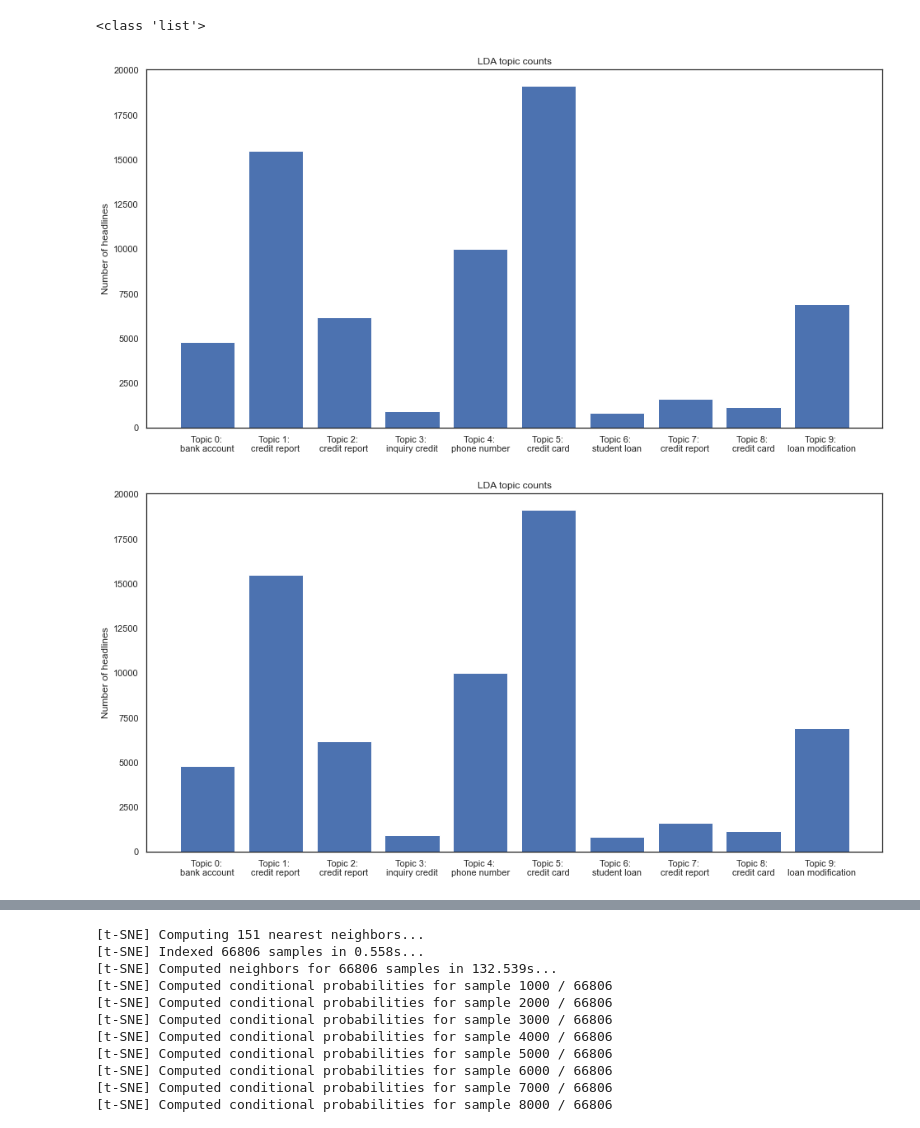
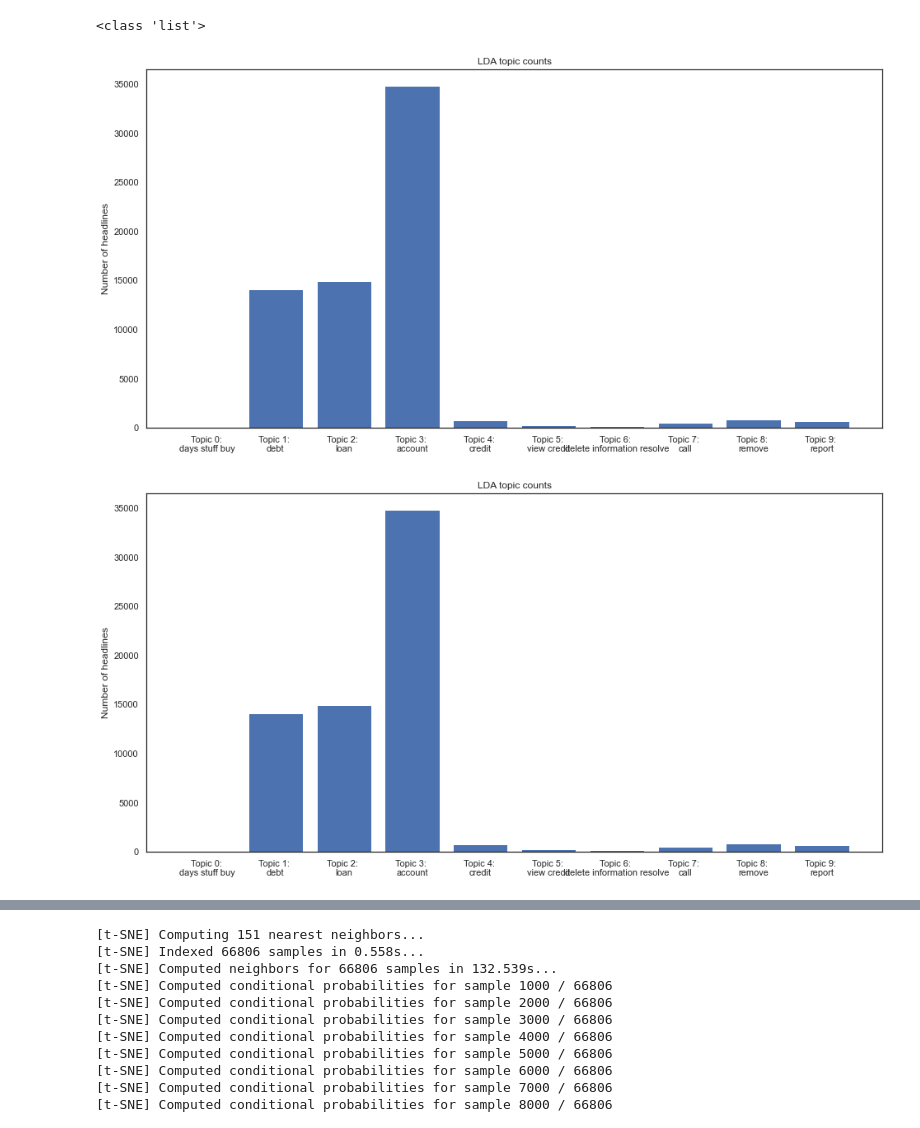
Before and after one commit to Mikehade/Text_Semantic_Analysis, a Jupyter notebook: Text_Sentiment_Analysis.ipynb, the cells around one changed output, grey strips where cells are left out. Cells and saved outputs as stored; diff of their text form; code cells hidden in the pictures.

```diff
--- a/Text_Sentiment_Analysis.ipynb
+++ b/Text_Sentiment_Analysis.ipynb
@@ -554,7 +658,7 @@ print(lsa_keys)
 n = 5
 for i in range(n):
 
-    top_n_words = get_top_n_words(i+1, lsa_keys, matrixTFIDF, tfidf_v)
+    top_n_words = get_top_n_words(i+1, lsa_keys, matrix_vect, vect)
     labels = ['Topic {}: \n'.format(i) + top_n_words[i] for i in lsa_categories]
 
     fig, ax = plt.subplots(figsize=(16,8))
@@ -609,7 +713,7 @@ colormap = np.array([
     "#c7c7c7", "#bcbd22", "#dbdb8d", "#17becf", "#9edae5" ])
 colormap = colormap[:n_topics]
 # %%
-top_n_words_lsa = get_top_n_words(i, lsa_keys, matrixTFIDF, tfidf_v)
+top_n_words_lsa = get_top_n_words(i, lsa_keys, matrix_vect, vect)
 lsa_mean_topic_vectors = get_mean_topic_vectors(lsa_keys, tsne_lsa_vectors)
 
 plot = figure(title="t-SNE Clustering of {} LSA Topics".format(n_topics), plot_width=700, plot_height=700)
@@ -630,6 +734,6 @@ print(matrixTFIDF.shape)
 # %%
 lda_model = LatentDirichletAllocation(n_components=n_topics, learning_method='online', random_state=42,  max_iter=1)
-lda_top = lda_model.fit_transform(matrixTFIDF)
+lda_top = lda_model.fit_transform(matrix_vect)
 # %%
 for i,topic in enumerate(lda_top[0]):
     print("Topic ",i,": ",topic*100,"%")
@@ -659,7 +808,7 @@ Topic  9 :  2.7546054267516116 %
 
 Note: it was  observed that using 1-gram and bigram, there was slight difference in topics
 # %%
-vocab = tfidf_v.get_feature_names()
+vocab = vect.get_feature_names()
 for i, comp in enumerate(lda_model.components_):
     vocab_comp = zip(vocab, comp)
     sorted_words = sorted(vocab_comp, key= lambda x:x[1], reverse=True)[:10]
@@ -703,16 +852,16 @@ print(type(lda_keys))
 # %%
 
 for j in range(5):
-    top_n_words = get_top_n_words(1, lda_keys, matrixTFIDF, tfidf_v)
+    top_n_words = get_top_n_words(1, lda_keys, matrix_vect, vect)
     labels = ['Topic {}: \n'.format(i) + top_n_words[i] for i in lda_categories]
 
     fig, ax = plt.subplots(figsize=(16,8))
     ax.bar(lda_categories, lda_counts);
     ax.set_xticks(lda_categories);
     ax.set_xticklabels(labels);
     ax.set_title('LDA topic counts');
     ax.set_ylabel('Number of headlines');
     plt.show()
 # %% [output]
-[figure, old version]
+[figure, new version]
-[figure, old version]
+[figure, new version]
```
Also changed, not shown: parts of 31 cells of this notebook.
